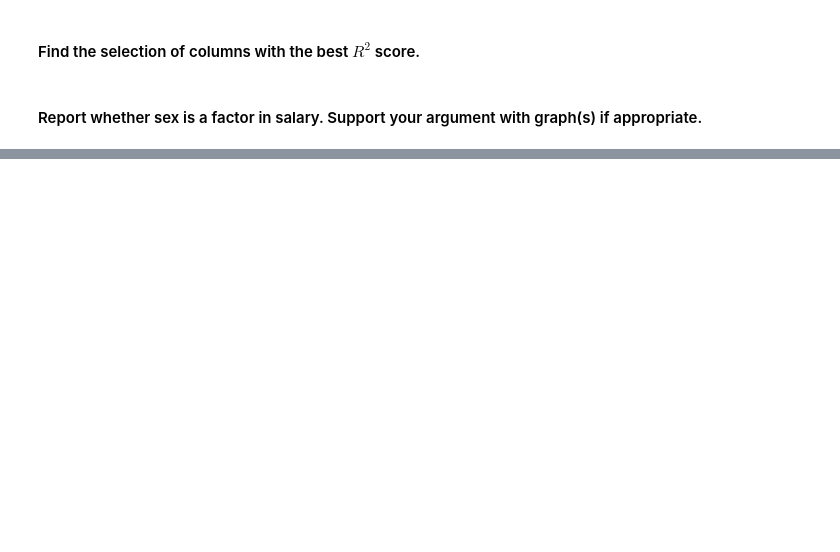
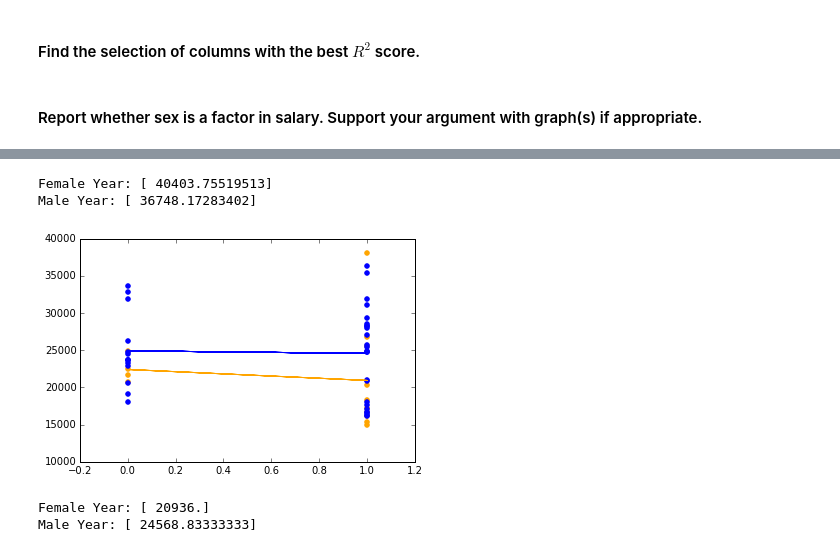
Before and after one commit to TylerKotkin/linear-regression, a Jupyter notebook: simple-linear-regression.ipynb, the cells around one changed output, grey strips where cells are left out. Cells and saved outputs as stored; diff of their text form; code cells hidden in the pictures; blank space fills up the shorter version.

```diff
--- a/simple-linear-regression.ipynb
+++ b/simple-linear-regression.ipynb
@@ -251,0 +355,22 @@ There is a higher $R^2$ score between the salary the male professors are paid an
+# %%
+#Extrapolate data to 25 years at current rank
+print('Female Year:', regr_w_y.predict(25))
+print('Male Year:', regr_m_y.predict(25))
+# %% [output]
+Female Year: [ 40403.75519513]
+Male Year: [ 36748.17283402]
+# %%
+plt.scatter(input_data_w_d, output_data_w_d, color='orange')
+plt.scatter(input_data_m_d, output_data_m_d, color='blue')
+plt.plot(input_data_w_d, regr_w_d.predict(input_data_w_d), color='orange')
+plt.plot(input_data_m_d, regr_m_d.predict(input_data_m_d), color='blue')
+plt.show()
+# %% [output]
+[figure, added]
+# %%
+#Extrapolate rank to 1
+print('Female Year:', regr_w_d.predict(1))
+print('Male Year:', regr_m_d.predict(1))
+# %% [output]
+Female Year: [ 20936.]
+Male Year: [ 24568.83333333]
```
Also changed, not shown: parts of 15 cells of this notebook.
